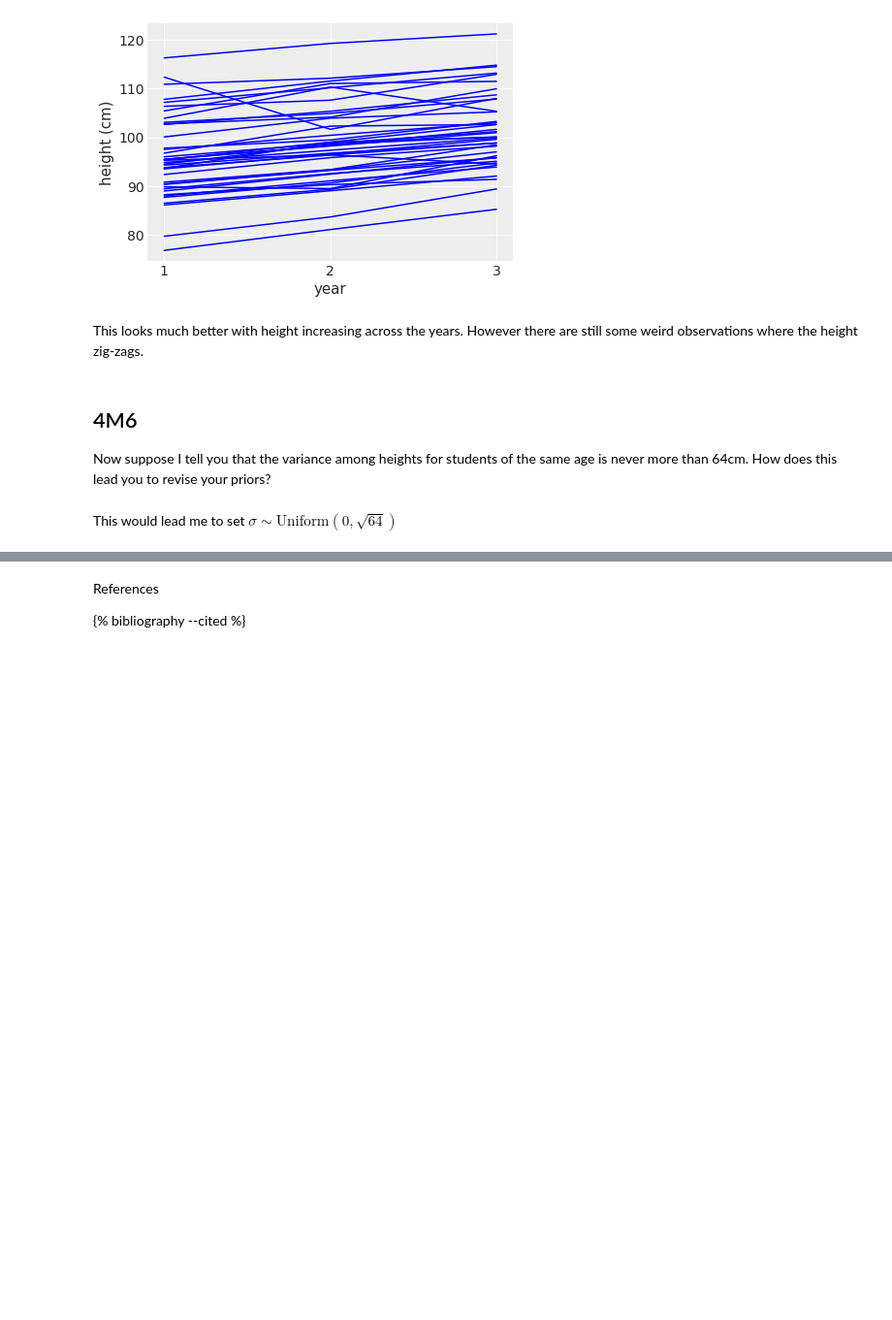
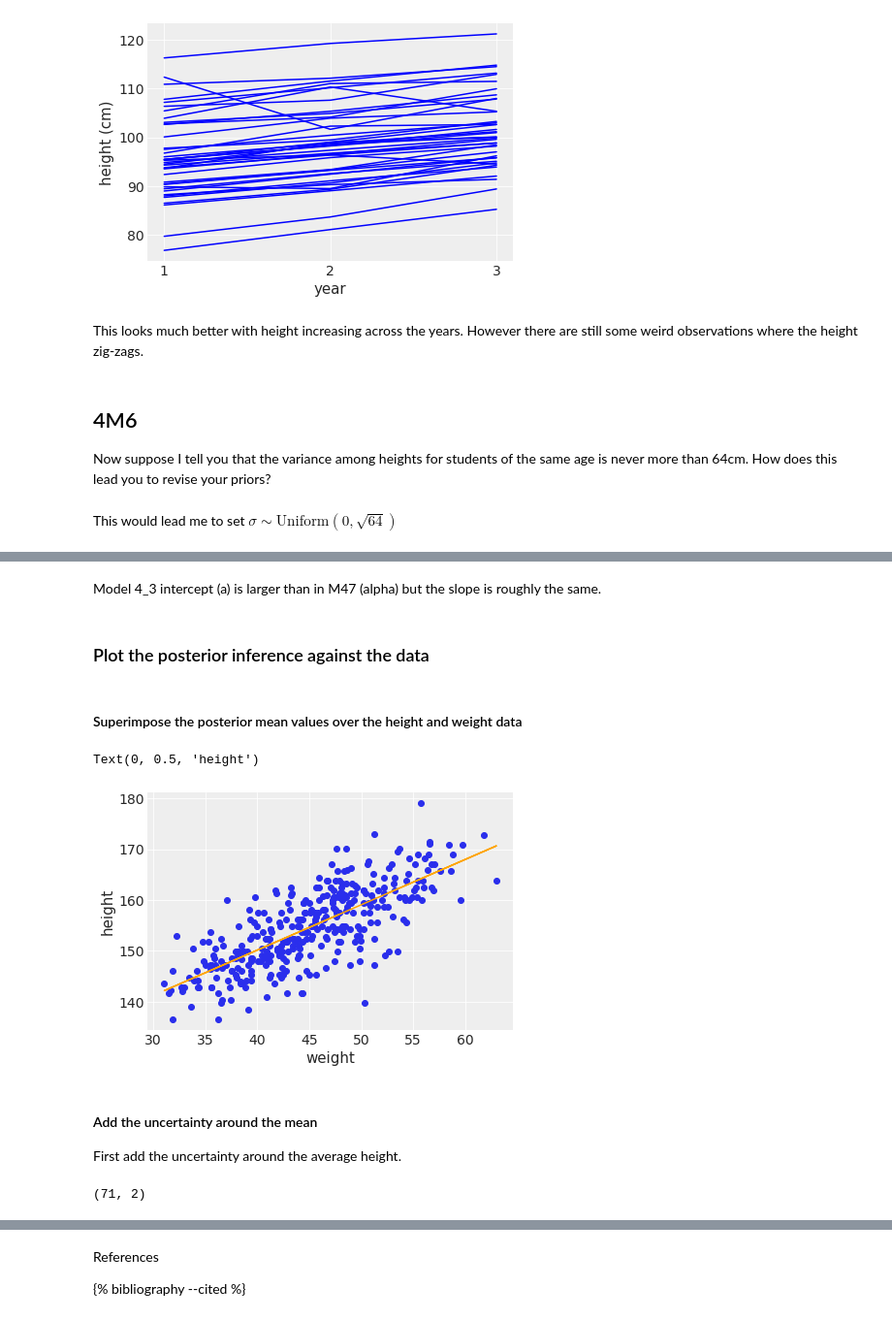
Before and after one commit to nasheqlbrm/blog, a Jupyter notebook: _notebooks/2022-04-10-McElreath-Chapter-4.ipynb, the cells around one changed output, grey strips where cells are left out. Shown at 97% size. Cells and saved outputs as stored; diff of their text form; code cells hidden in the pictures; blank space fills up the shorter version.

```diff
--- a/_notebooks/2022-04-10-McElreath-Chapter-4.ipynb
+++ b/_notebooks/2022-04-10-McElreath-Chapter-4.ipynb
@@ -162,0 +167,5 @@ This would lead me to set $\sigma \sim \text{Uniform}(0,\sqrt{64})$
+# %%
+#hide_input
+d = pd.read_csv('https://raw.githubusercontent.com/rmcelreath/rethinking/master/data/Howell1.csv', sep=';', header=0)
+d2 = d[ d.age >= 18 ]
+d2.head()
@@ -162,0 +179,18 @@ This would lead me to set $\sigma \sim \text{Uniform}(0,\sqrt{64})$
+# %%
+xbar = d2.weight.mean()
+
+with pm.Model() as m4_3:
+    a = pm.Normal("a", mu=178, sd=20)
+    b = pm.Lognormal("b", mu=0, sd=1)
+    sigma = pm.Uniform("sigma", 0, 50)
+    mu = a + b * (d2.weight - xbar)
+    height = pm.Normal("height", mu=mu, sd=sigma, observed=d2.height)
+    trace_4_3 = pm.sample(1000, tune=1000, return_inferencedata=False)
+
+with pm.Model() as m4M7:
+  alpha = pm.Normal( 'alpha', mu=178, sd=20 )
+  beta = pm.Lognormal( 'beta', mu=0, sd=1 )
+  sigma = pm.Uniform( 'sigma' , lower=0, upper=50 )
+  mu = alpha + beta*d2.weight
+  height = pm.Normal( 'height' , mu=mu, sd=sigma, observed=d2.height )
+  trace_4M7 = pm.sample(1000, tune=1000, return_inferencedata=False)
@@ -162,0 +229,20 @@ This would lead me to set $\sigma \sim \text{Uniform}(0,\sqrt{64})$
+# %% [markdown]
+Model 4_3 intercept (a) is larger than in M47 (alpha) but the slope is roughly the same.
+# %% [markdown]
+### Plot the posterior inference against the data
+# %% [markdown]
+#### Superimpose the posterior mean values over the height and weight data
+# %%
+plt.scatter(d2['weight'], d2['height'])
+plt.plot(d2['weight'], ( trace_4M7['alpha'].mean() +
+                        trace_4M7['beta'].mean()*d2['weight'] ),
+         color='orange' )
+plt.xlabel(d2.columns[1])
+plt.ylabel(d2.columns[0])
+# %% [output]
+Text(0, 0.5, 'height')
+[figure, added]
+# %% [markdown]
+#### Add the uncertainty around the mean
+
+First add the uncertainty around the average height.
@@ -162,0 +258,4 @@ This would lead me to set $\sigma \sim \text{Uniform}(0,\sqrt{64})$
+# %%
+cred_intervals.shape
+# %% [output]
+(71, 2)
```
Also changed, not shown: parts of 26 cells of this notebook.
